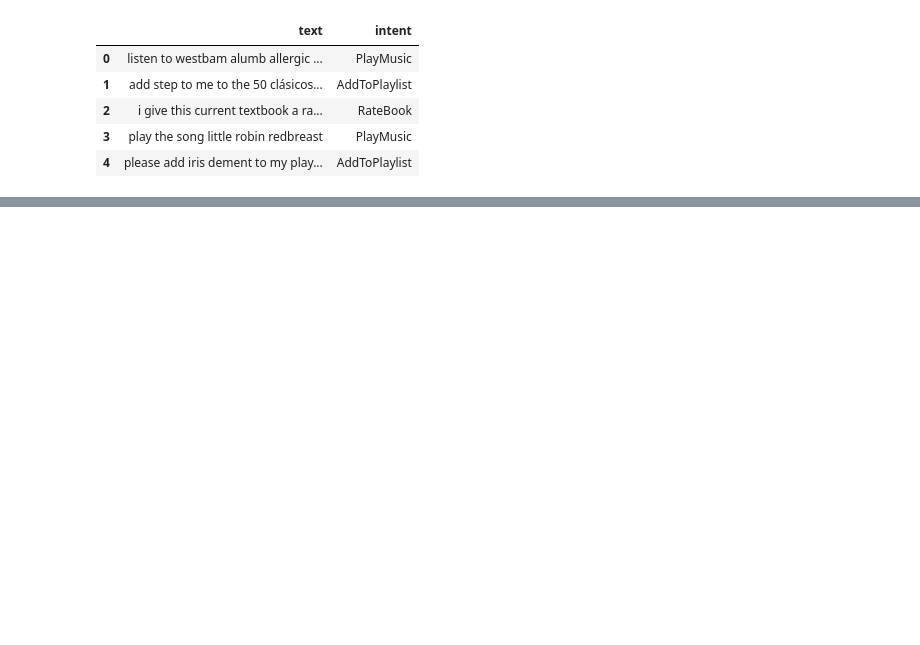
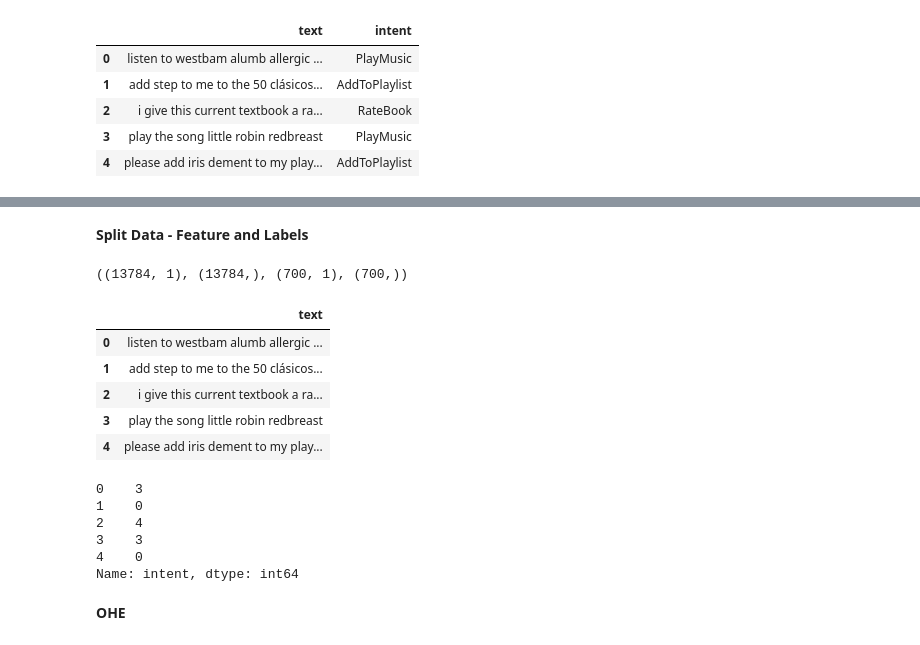
Before and after one commit to sahug/ds-bert, a Jupyter notebook: BERT NLP - Session 6 - Intent Recognition Using BERT and Tensorflow.ipynb, the cells around one changed output, grey strips where cells are left out. Saved outputs shown, nothing was run; the diff lists cells and outputs as text; code cells hidden in the pictures; blank space fills up the shorter version.

```diff
--- a/BERT NLP - Session 6 - Intent Recognition Using BERT and Tensorflow.ipynb
+++ b/BERT NLP - Session 6 - Intent Recognition Using BERT and Tensorflow.ipynb
@@ -269,0 +71,5 @@ model = create_model(data.max_seq_len, bert_ckpt_file)
+# %%
+from sklearn import preprocessing
+label_encoder = preprocessing.LabelEncoder()
+train["intent"] = label_encoder.fit_transform(train["intent"])
+test["intent"] = label_encoder.fit_transform(test["intent"])
@@ -269,0 +96,31 @@ model = create_model(data.max_seq_len, bert_ckpt_file)
+# %% [markdown]
+**Split Data - Feature and Labels**
+# %%
+y_train = train["intent"]
+x_train = train.drop("intent", axis=1)
+y_test = test["intent"]
+x_test = test.drop("intent", axis=1)
+# %%
+x_train.shape, y_train.shape, x_test.shape, y_test.shape
+# %% [output]
+((13784, 1), (13784,), (700, 1), (700,))
+# %%
+x_train.head()
+# %% [output]
+|  | text |
+| 0 | listen to westbam alumb allergic ... |
+| 1 | add step to me to the 50 clásicos... |
+| 2 | i give this current textbook a ra... |
+| 3 | play the song little robin redbreast |
+| 4 | please add iris dement to my play... |
+# %%
+y_train.head()
+# %% [output]
+0    3
+1    0
+2    4
+3    3
+4    0
+Name: intent, dtype: int64
+# %% [markdown]
+**OHE**
```
Also changed, not shown: parts of 67 cells of this notebook.
